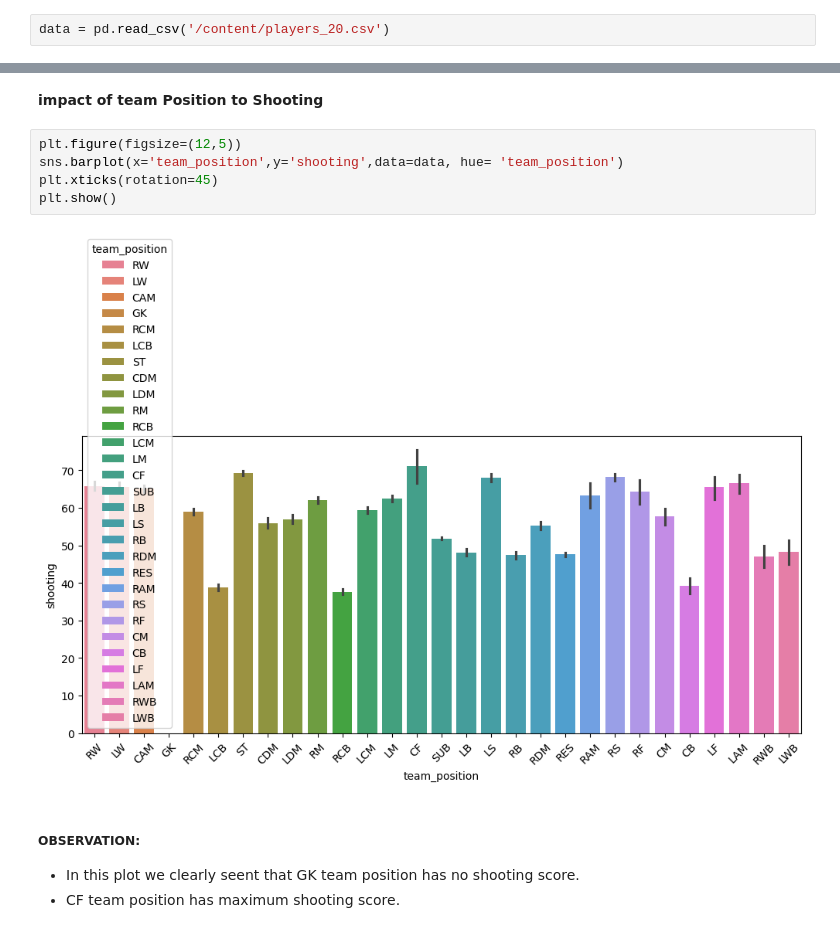
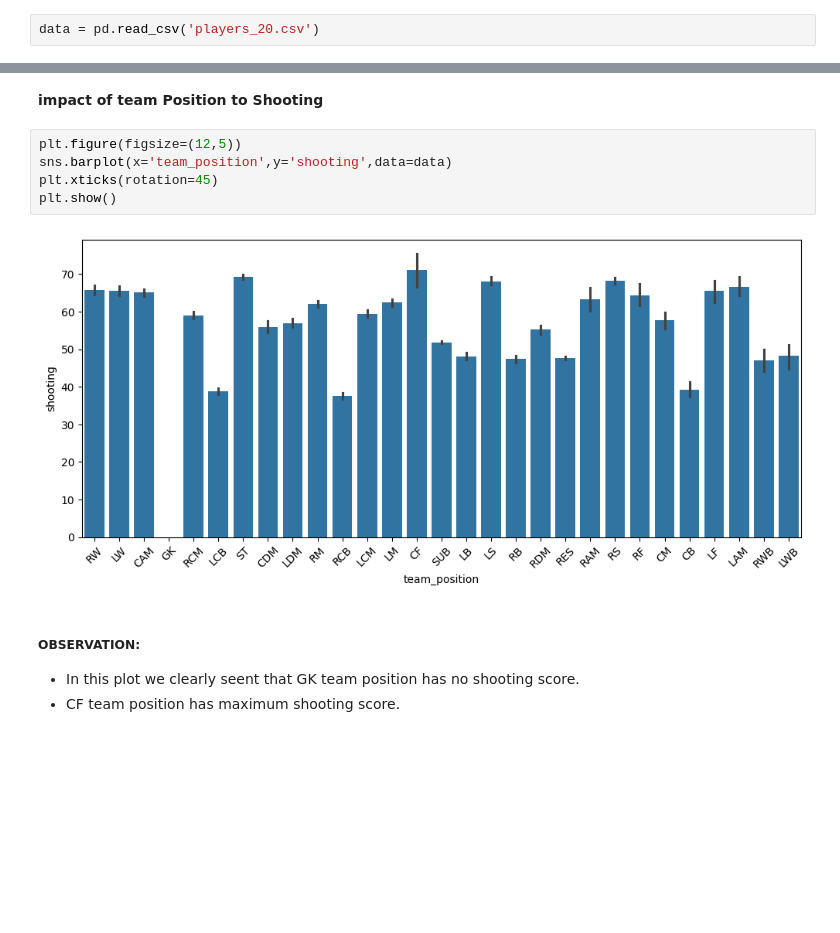
Before and after one commit to SudarshanIngole/Batch-18-2024, a Jupyter notebook: Final_PRCP_FIFA_20.ipynb, the cells around one changed output, grey strips where cells are left out. Drawn from its saved outputs; the diff is of its cells as text; blank space fills up the shorter version.

```diff
--- a/Final_PRCP_FIFA_20.ipynb
+++ b/Final_PRCP_FIFA_20.ipynb
@@ -366,7 +368,7 @@ Let's analyse the data.
 
 ---
 # %%
-data = pd.read_csv('/content/players_20.csv')
+data = pd.read_csv('players_20.csv')
 # %% [markdown]
 # Basic Checks
 
@@ -789,11 +808,11 @@ plt.show()
 **impact of team Position to Shooting**
 # %%
 plt.figure(figsize=(12,5))
-sns.barplot(x='team_position',y='shooting',data=data, hue= 'team_position')
+sns.barplot(x='team_position',y='shooting',data=data)
 plt.xticks(rotation=45)
 plt.show()
 # %% [output]
-[figure, old version]
+[figure, new version]
 # %% [markdown]
 ##### OBSERVATION:
 * In this plot we clearly seent that GK team position has no shooting score.
```
Also changed, not shown: parts of 34 cells of this notebook.
